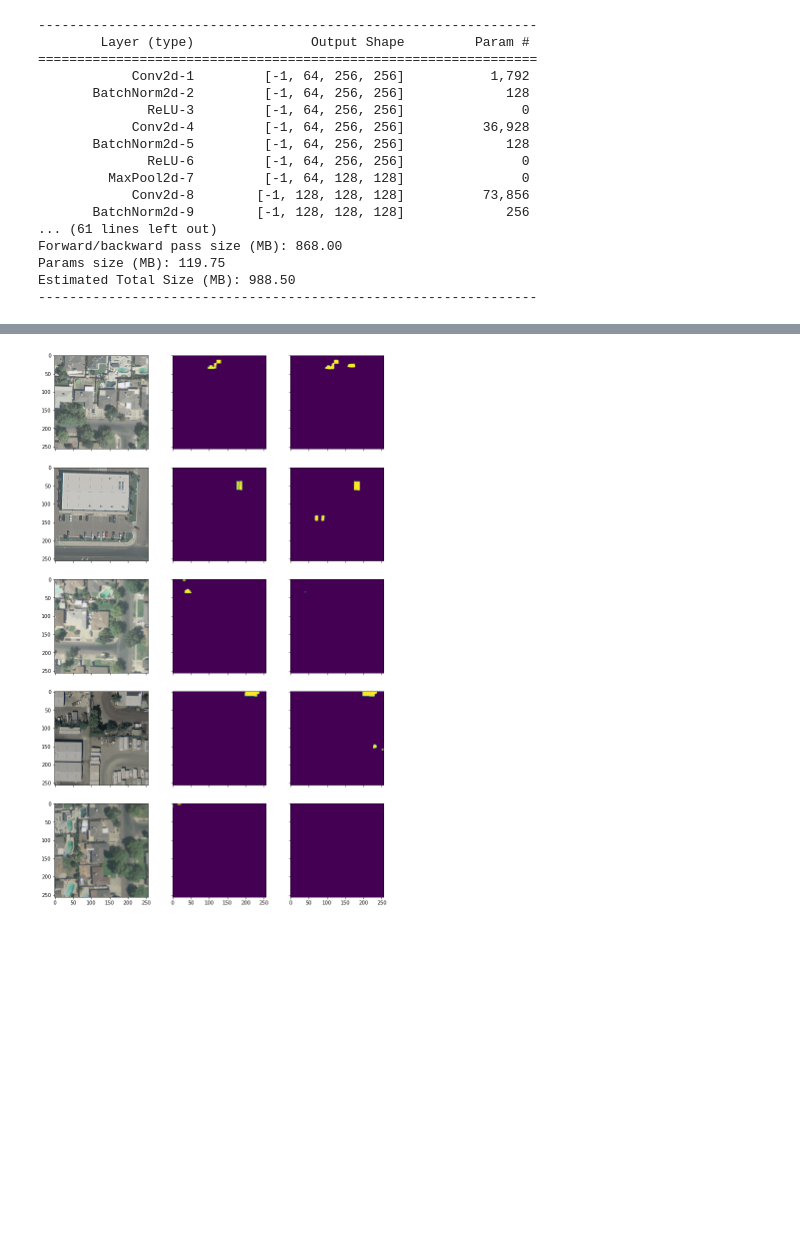
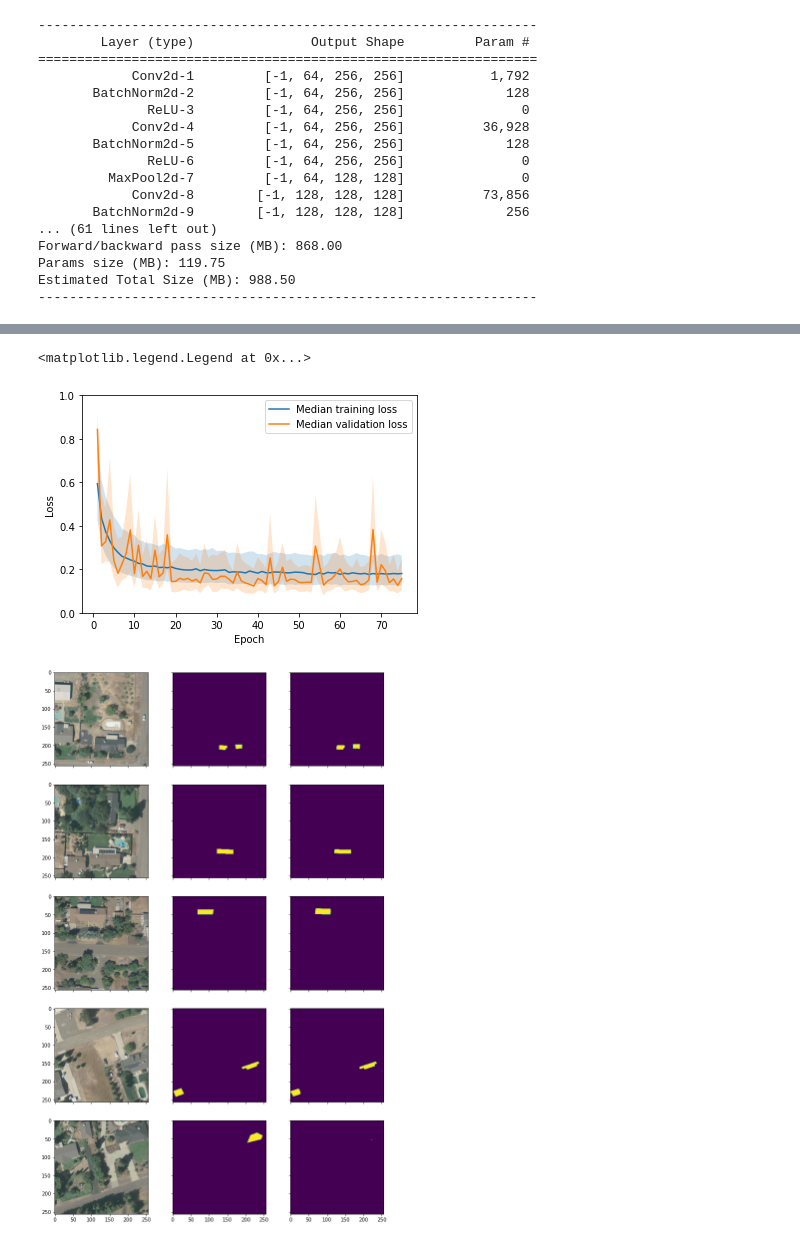
Before and after one commit to francois-rozet/adopptrs, a Jupyter notebook: python/unet.ipynb, the cells around one changed output, grey strips where cells are left out. Saved outputs shown, nothing was run; the diff lists cells and outputs as text; code cells hidden in the pictures; blank space fills up the shorter version.

```diff
--- a/python/unet.ipynb
+++ b/python/unet.ipynb
@@ -78,3 +141,27 @@ DiceLoss, TP, TN, FP, FN = [2.70212955e-01 2.54278511e+03 3.23518014e+05 3.56321
+# %%
+plt.plot(stats['epoch'], stats['train_loss_second'], label='Median training loss')
+plt.fill_between(
+    stats['epoch'],
+    stats['train_loss_first'],
+    stats['train_loss_third'],
+    alpha=0.2
+)
+
+plt.plot(stats['epoch'], stats['valid_loss_second'], label='Median validation loss')
+plt.fill_between(
+    stats['epoch'],
+    stats['valid_loss_first'],
+    stats['valid_loss_third'],
+    alpha=0.2
+)
+
+plt.xlabel('Epoch')
+plt.ylabel('Loss')
+plt.ylim(0., 1.)
+plt.legend()
+# %% [output]
+<matplotlib.legend.Legend at 0x...>
+[figure, added]
 # %%
 model.eval()
 
@@ -87,9 +174,9 @@ with torch.no_grad():
     outputs = model(inputs)
 
 plot_alongside(
-    inputs.cpu(),
-    targets.cpu(),
-    outputs.cpu()
+    map(to_pil, inputs.cpu()),
+    map(to_pil, targets.cpu()),
+    map(to_pil, outputs.cpu())
 )
 # %% [output]
-[figure, old version]
+[figure, new version]
```
Also changed, not shown: parts of 7 cells of this notebook, 6 other files.
